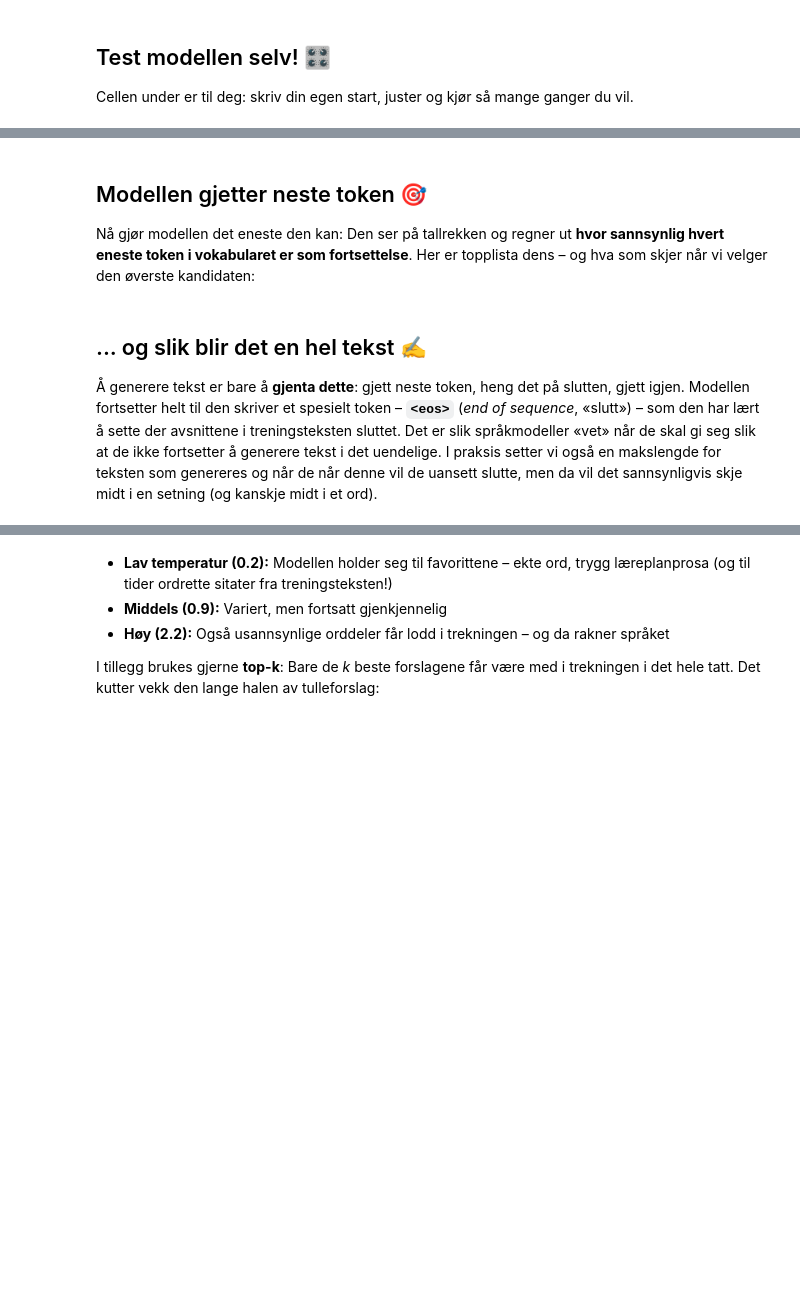
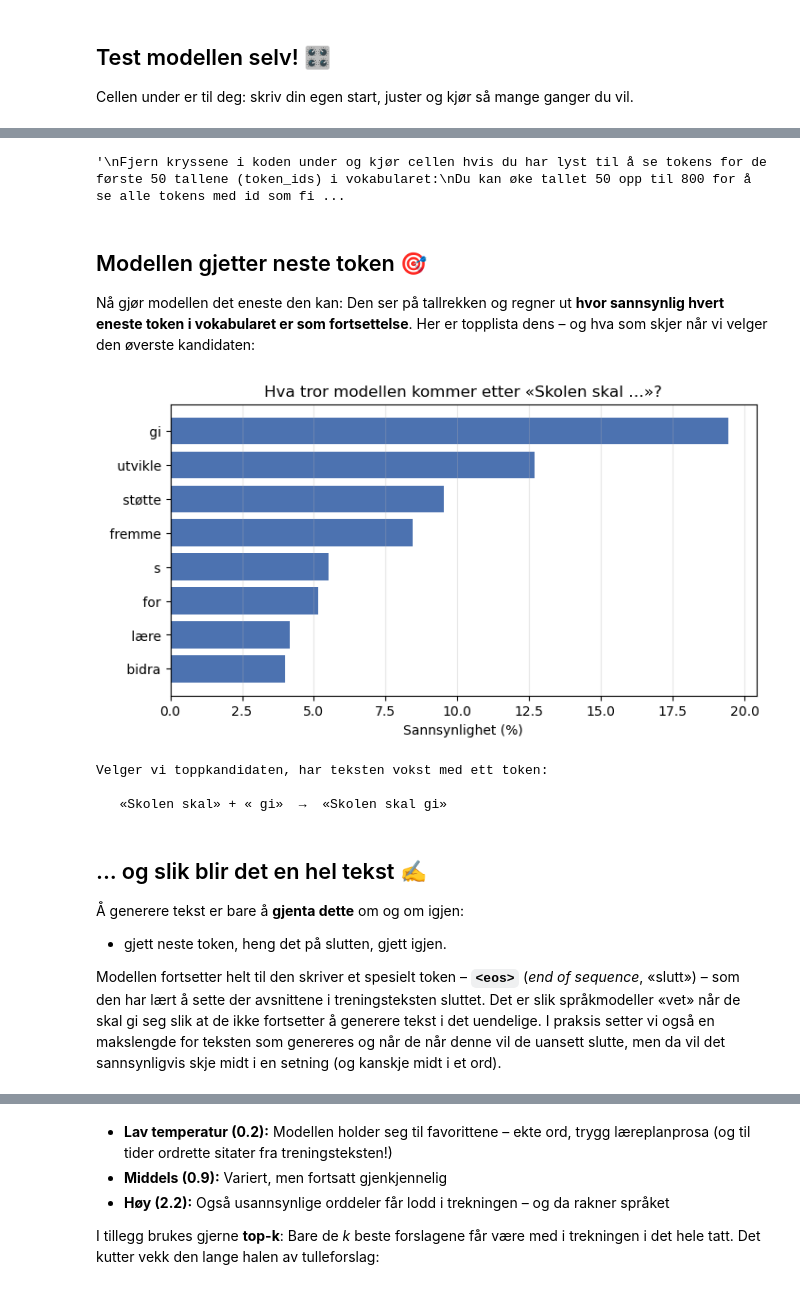
Before and after one commit to erlingmi/FIKS_kurs, a Jupyter notebook: del1_demo.ipynb, the cells around one changed output, grey strips where cells are left out. Saved outputs shown, nothing was run; the diff lists cells and outputs as text; code cells hidden in the pictures; blank space fills up the shorter version.

```diff
--- a/del1_demo.ipynb
+++ b/del1_demo.ipynb
@@ -106,3 +132,13 @@ vis_bokser(resultat[1])
+# %%
+"""
+Fjern kryssene i koden under og kjør cellen hvis du har lyst til å se tokens for de første 50 tallene (token_ids) i vokabularet:
+Du kan øke tallet 50 opp til 800 for å se alle tokens med id som finnes i vokabularet)
+"""
+
+#for i in range(30):
+#    print("token_id:", i, "     Subword token: ", tokenizer.convert_ids_to_tokens(i))
+# %% [output]
+'\nFjern kryssene i koden under og kjør cellen hvis du har lyst til å se tokens for de første 50 tallene (token_ids) i vokabularet:\nDu kan øke tallet 50 opp til 800 for å se alle tokens med id som fi ...
 # %% [markdown]
 ## Modellen gjetter neste token 🎯
 
@@ -110,29 +146,41 @@ Nå gjør modellen det eneste den kan: Den ser på tallrekken og regner ut **hvo
 eneste token i vokabularet er som fortsettelse**. Her er topplista dens – og hva som skjer når
 vi velger den øverste kandidaten:
 # %%
+#Dette er promptet vi brukte tidligere. Du kan skrive din egen tekst på høyre side av likhetstegnet, men husk anførselstegn på begge sider.
+
+prompt = prompt
+#prompt = "Skolen skal"
+
 ids = tokenizer(prompt, return_tensors="pt")["input_ids"]
 
 with torch.no_grad():
     poengsummer = modell(ids).logits[0, -1]
 sanns = torch.softmax(poengsummer, dim=-1)
 verdier, hvilke = torch.topk(sanns, 8)
 
 navn = [repr(tokenizer.decode([i]) or " ")[1:-1] for i in hvilke.tolist()]
 plt.figure(figsize=(8, 4))
 plt.barh(navn[::-1], (verdier * 100).tolist()[::-1], color="#4c72b0")
 plt.xlabel("Sannsynlighet (%)")
 plt.title(f"Hva tror modellen kommer etter «{prompt} …»?")
 plt.grid(alpha=0.3, axis="x")
 plt.show()
 
 vinner = hvilke[0].item()
 print(f"Velger vi toppkandidaten, har teksten vokst med ett token:")
 print()
 print(f"   «{prompt}» + «{tokenizer.decode([vinner])}»  →  «{tokenizer.decode(ids[0].tolist() + [vinner]).strip()}»")
+# %% [output]
+[figure, added]
+Velger vi toppkandidaten, har teksten vokst med ett token:
+
+   «Skolen skal» + « gi»  →  «Skolen skal gi»
 # %% [markdown]
 ## ... og slik blir det en hel tekst ✍️
 
-Å generere tekst er bare å **gjenta dette**: gjett neste token, heng det på slutten, gjett igjen.
+Å generere tekst er bare å **gjenta dette** om og om igjen:
+- gjett neste token, heng det på slutten, gjett igjen.
+
 Modellen fortsetter helt til den skriver et spesielt token – **`<eos>`** (*end of
 sequence*, «slutt») – som den har lært å sette der avsnittene i treningsteksten sluttet.
 Det er slik språkmodeller «vet» når de skal gi seg slik at de ikke fortsetter å generere tekst i det uendelige. I praksis setter vi også en makslengde for teksten som  genereres og når de når denne vil de uansett slutte, men da vil det sannsynligvis skje midt i en setning (og kanskje midt i et ord).
```
Also changed, not shown: parts of 19 cells of this notebook.
